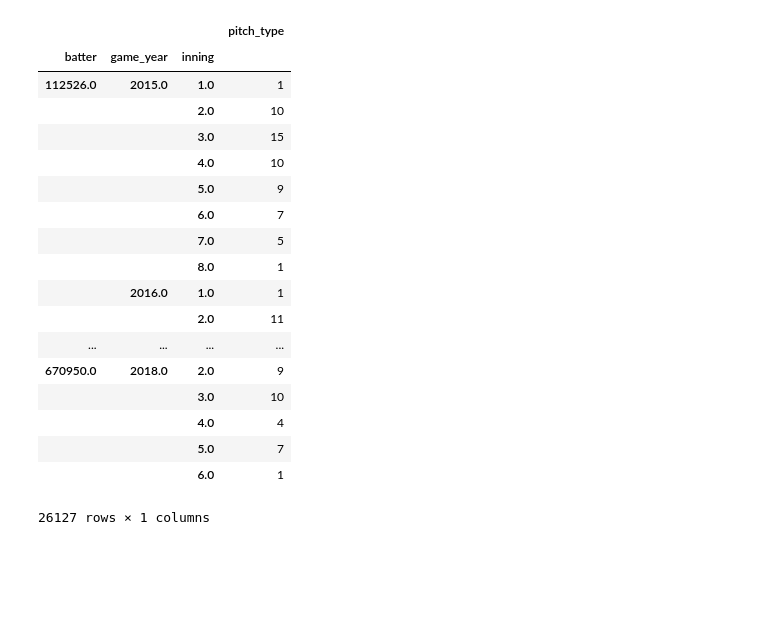
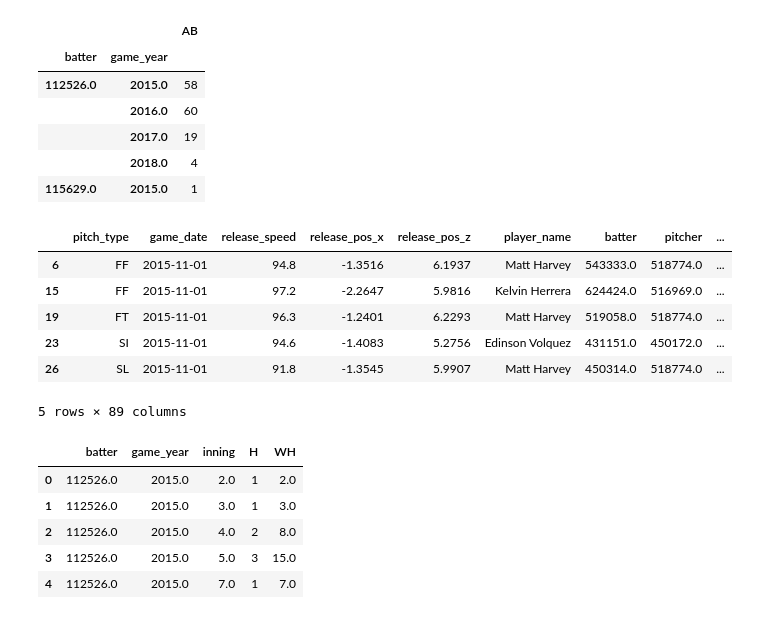
Before and after one commit to Amogh100/SabermetricsFinalProject, a Jupyter notebook: final_project_data.ipynb, the cells around one changed output. Saved outputs shown, nothing was run; the diff lists cells and outputs as text; code cells hidden in the pictures; blank space fills up the shorter version.

```diff
--- a/final_project_data.ipynb
+++ b/final_project_data.ipynb
@@ -30,5 +26,5 @@ df = data.to_csv('data.csv')
 # %%
-data = data.drop(axis=1, columns=['Unnamed: 0', 'index'])
+data = data.drop(axis=1, columns=['Unnamed: 0'])
 # %%
 data.head()
 # %% [output]
@@ -92,4 +49,4 @@ events = ['field_out', 'double', 'strikeout',
        'force_out', 'home_run', 'double_play', 'strikeout_double_play',
        'fielders_choice', 'triple', 'fielders_choice_out', 'catcher_interf', 'other_out', 'triple_play']
 
-data = data[data['events'].isin(events)]
+#data = data[data['events'].isin(events)]
@@ -155,22 +64,15 @@ Length: 26127, dtype: object
+# %%
+batter = batter.reset_index()
+# %%
+batter = batter.groupby(['batter', 'game_year']).agg({'pitch_type':'sum'})
+batter = batter.rename(index=str, columns={"pitch_type": "AB"})
 # %%
-batter
+batter.head()
 # %% [output]
-|  |  |  | pitch_type |
-| batter | game_year | inning |  |
-| 112526.0 | 2015.0 | 1.0 | 1 |
-|  |  | 2.0 | 10 |
-|  |  | 3.0 | 15 |
-|  |  | 4.0 | 10 |
-|  |  | 5.0 | 9 |
-|  |  | 6.0 | 7 |
-|  |  | 7.0 | 5 |
-|  |  | 8.0 | 1 |
-|  | 2016.0 | 1.0 | 1 |
-|  |  | 2.0 | 11 |
-| ... | ... | ... | ... |
-| 670950.0 | 2018.0 | 2.0 | 9 |
-|  |  | 3.0 | 10 |
-|  |  | 4.0 | 4 |
-|  |  | 5.0 | 7 |
-|  |  | 6.0 | 1 |
+|  |  | AB |
+| batter | game_year |  |
+| 112526.0 | 2015.0 | 58 |
+|  | 2016.0 | 60 |
+|  | 2017.0 | 19 |
+|  | 2018.0 | 4 |
+| 115629.0 | 2015.0 | 1 |
-26127 rows × 1 columns
@@ -179 +79,27 @@ b_r = batter.reset_index()
+# %%
+hits_data = data[data['events'].isin(['single', 'double', 'triple', 'home_run'])]
+hits_data.head()
+# %% [output]
+|  | pitch_type | game_date | release_speed | release_pos_x | release_pos_z | player_name | batter | pitcher | ... |
+| 6 | FF | 2015-11-01 | 94.8 | -1.3516 | 6.1937 | Matt Harvey | 543333.0 | 518774.0 | ... |
+| 15 | FF | 2015-11-01 | 97.2 | -2.2647 | 5.9816 | Kelvin Herrera | 624424.0 | 516969.0 | ... |
+| 19 | FT | 2015-11-01 | 96.3 | -1.2401 | 6.2293 | Matt Harvey | 519058.0 | 518774.0 | ... |
+| 23 | SI | 2015-11-01 | 94.6 | -1.4083 | 5.2756 | Edinson Volquez | 431151.0 | 450172.0 | ... |
+| 26 | SL | 2015-11-01 | 91.8 | -1.3545 | 5.9907 | Matt Harvey | 450314.0 | 518774.0 | ... |
+5 rows × 89 columns
+# %%
+batter_data = hits_data.groupby(['batter', 'game_year', 'inning']).count()
+batter_data = batter_data[['pitch_type']]
+batter_data = batter_data.rename(index=str, columns={"pitch_type": "H"})
+batter_data = batter_data.reset_index()
+batter_data['inning'] = batter_data['inning'].astype('Float64')
+batter_data['WH'] = batter_data['inning']*batter_data['H']
+batter_data.head()
+# %% [output]
+|  | batter | game_year | inning | H | WH |
+| 0 | 112526.0 | 2015.0 | 2.0 | 1 | 2.0 |
+| 1 | 112526.0 | 2015.0 | 3.0 | 1 | 3.0 |
+| 2 | 112526.0 | 2015.0 | 4.0 | 2 | 8.0 |
+| 3 | 112526.0 | 2015.0 | 5.0 | 3 | 15.0 |
+| 4 | 112526.0 | 2015.0 | 7.0 | 1 | 7.0 |
 # %%
```
Also changed, not shown: parts of 23 cells of this notebook, 1 other file.
